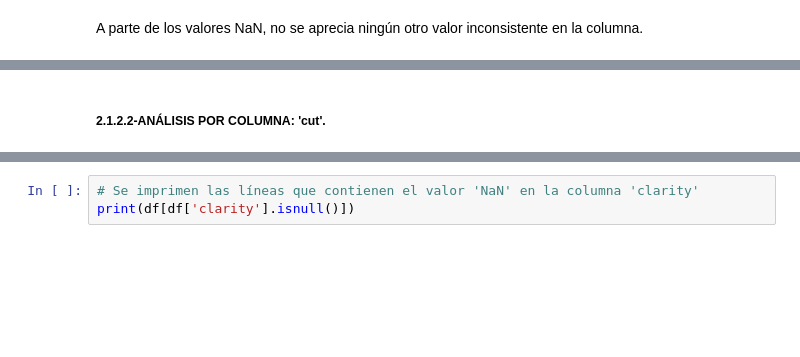
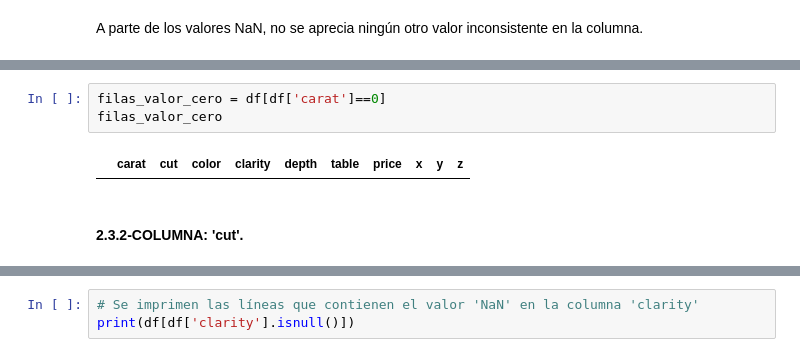
Before and after one commit to angovery/Data-Science-Bootcamp, a Jupyter notebook: Ejercicios_Evaluados/Modulo_3/m3_ejercicio_evaluado_Jose_Ignacio_Hernandez_Palacios.ipynb, the cells around one changed output, grey strips where cells are left out. Cells and saved outputs as stored; diff of their text form; blank space fills up the shorter version.

```diff
--- a/Ejercicios_Evaluados/Modulo_3/m3_ejercicio_evaluado_Jose_Ignacio_Hernandez_Palacios.ipynb
+++ b/Ejercicios_Evaluados/Modulo_3/m3_ejercicio_evaluado_Jose_Ignacio_Hernandez_Palacios.ipynb
@@ -64,5 +177,10 @@ print(df[df['carat'].isnull()])
+# %%
+filas_valor_cero = df[df['carat']==0]
+filas_valor_cero
+# %% [output]
+|  | carat | cut | color | clarity | depth | table | price | x | y | z |
 # %% [markdown]
-##### 2.1.2.2-ANÁLISIS POR COLUMNA: 'cut'.
+#### 2.3.2-COLUMNA: 'cut'.
 # %%
 # Se imprimen los valores únicos de la columna.
 print(df['cut'].unique())
```
Also changed, not shown: parts of 76 cells of this notebook.
